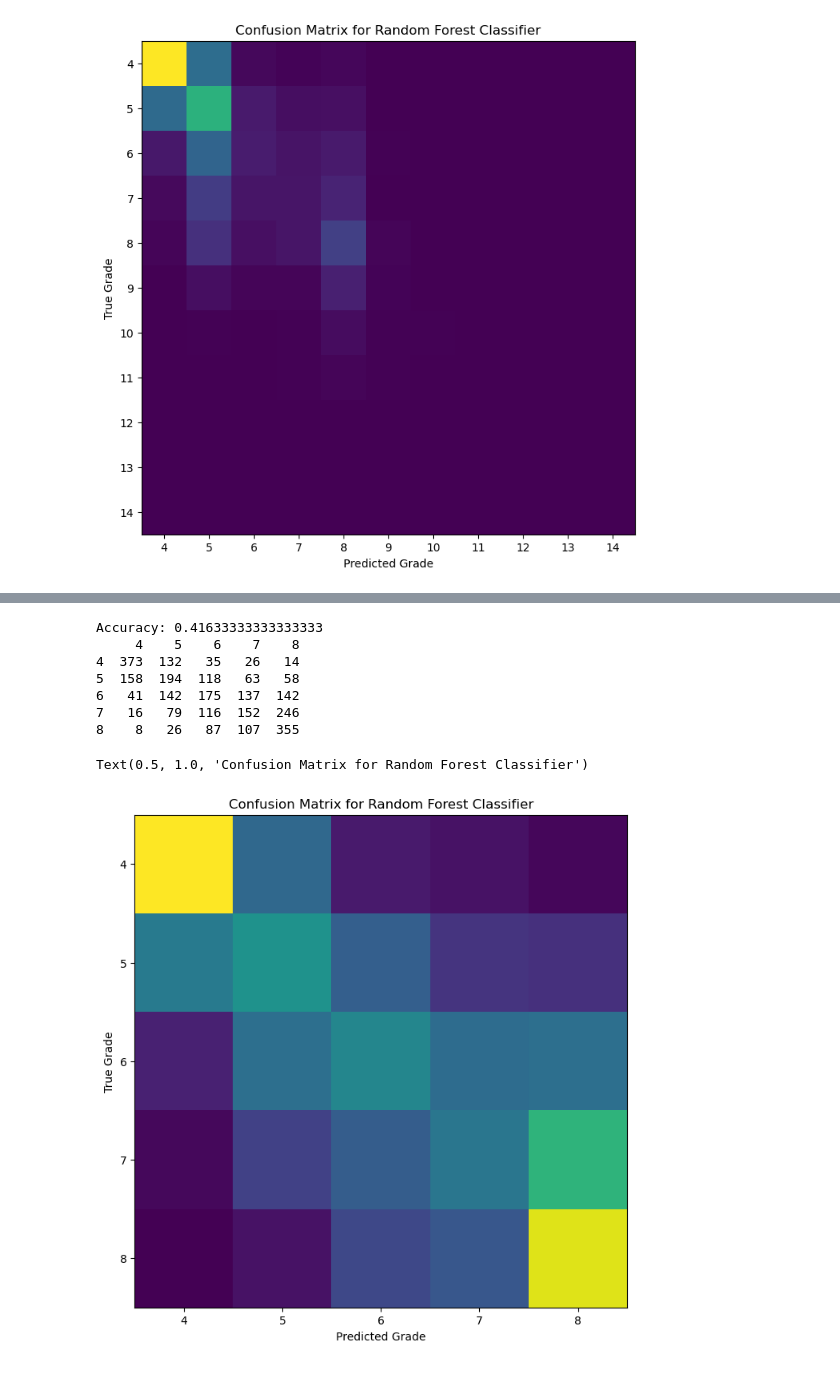
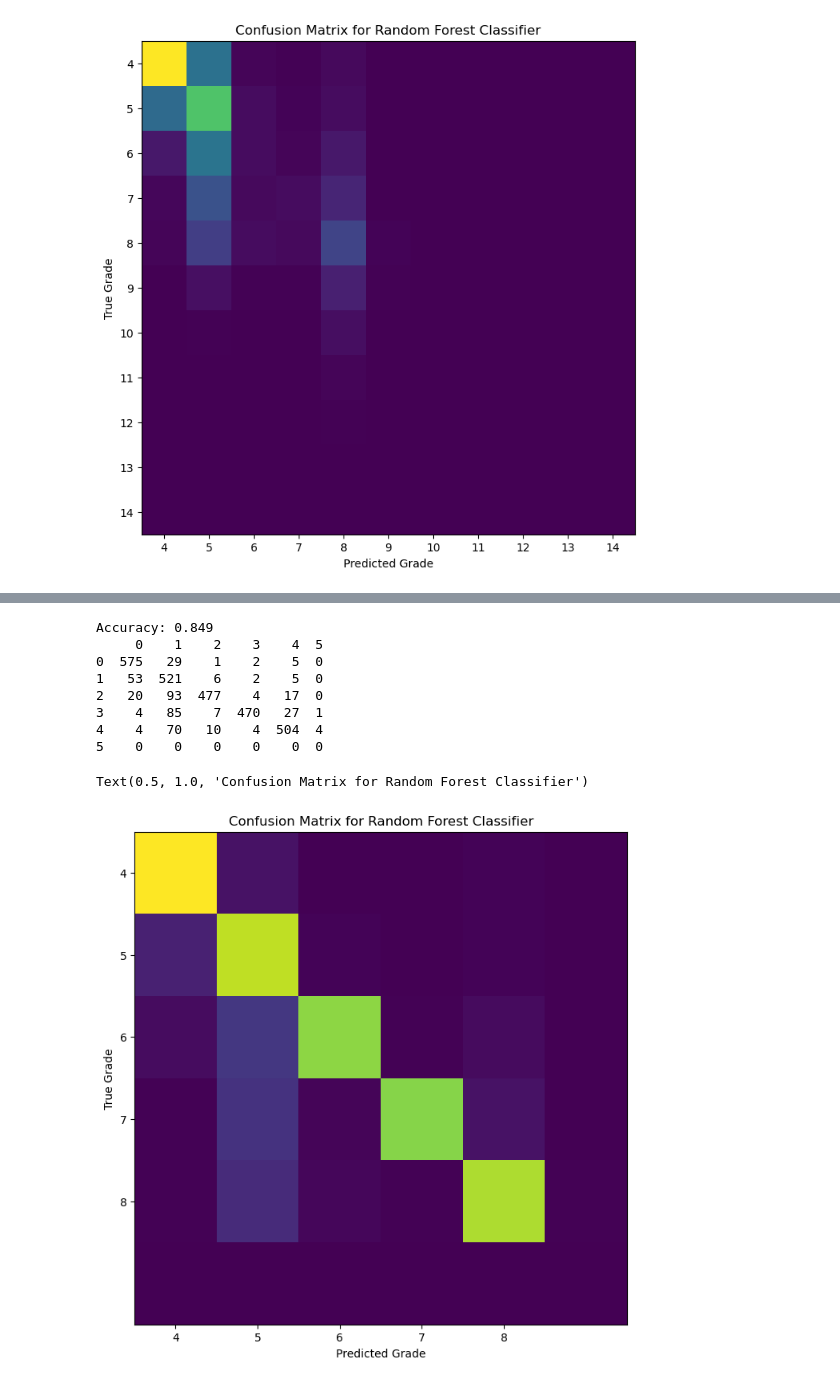
Before and after one commit to dylanwells37/HuecoClassification, a Jupyter notebook: classifiers/RandomForest.ipynb, the cells around one changed output, grey strips where cells are left out. Drawn from its saved outputs; the diff is of its cells as text; code cells hidden in the pictures.

```diff
--- a/classifiers/RandomForest.ipynb
+++ b/classifiers/RandomForest.ipynb
@@ -42,0 +13,19 @@ Name: grade, dtype: int64    0_4  0_5  0_8  0_9  0_10  0_11  0_12  0_13  0_14  0
+# %%
+cwd = Path.cwd()
+def loadData(cutoff, sample_size=-1, random_state=0):
+    # Load data
+    moondf = pickle.load(open(cwd / '..' / 'raw_data' / 'moonGen_scrape_2016_with_labels', 'rb'))
+    #print(moondf.head())
+    usedf = moondf[moondf['grade'] < cutoff]
+    usedf = moondf.drop(["is_benchmark", "repeats"], axis=1)
+    if sample_size > 0:
+        newdf = pd.DataFrame()
+        for i in range(4, cutoff):
+            newdf = newdf.append(usedf[usedf['grade'] == i].sample(3000))
+        usedf = newdf
+    # shuffle data
+    usedf = usedf.sample(frac=1, random_state=random_state).reset_index(drop=True)
+    #print(usedf.tail())
+    X = usedf.drop(['grade'], axis=1).values
+    y = usedf['grade'].values
+    return X, y
@@ -43,7 +64,8 @@ Name: grade, dtype: int64    0_4  0_5  0_8  0_9  0_10  0_11  0_12  0_13  0_14  0
 # %%
+X, y = loadData(15)
 X_train, X_test, y_train, y_test = train_test_split(X, y, test_size=0.20)
 
-clf = RandomForestClassifier(n_estimators=500, max_depth=1000, random_state=42)
+clf = RandomForestClassifier(n_estimators=500, max_depth=30, random_state=42)
 
 clf.fit(X_train, y_train)
 
@@ -83,40 +105,34 @@ plt.imshow(importance_map.T[::-1], cmap='hot', interpolation='none')
 # %%
 # make the usedf have the same amount of each grade 4-8
-newdf = pd.DataFrame()
-for i in range(4, 9):
-    newdf = newdf.append(usedf[usedf['grade'] == i].sample(3000))
+X_eq, y_eq = loadData(9, 3000)
+X_train_eq, X_test_eq, y_train_eq, y_test_eq = train_test_split(X_eq, y_eq, test_size=0.20, random_state=42)
 
+clfeq = RandomForestClassifier(n_estimators=500, max_depth=30, random_state=42)
 
-X = newdf.drop(['grade'], axis=1).values
-y = newdf['grade'].values
+clfeq.fit(X_train_eq, y_train_eq)
 
-X_train, X_test, y_train, y_test = train_test_split(X, y, test_size=0.20)
+y_pred_eq = clf.predict(X_test_eq)
 
-clf = RandomForestClassifier(n_estimators=500, max_depth=100, random_state=42)
+print(f"Accuracy: {sklearn.metrics.accuracy_score(y_test_eq, y_pred_eq)}")
 
-clf.fit(X_train, y_train)
-
-y_pred = clf.predict(X_test)
-
-print(f"Accuracy: {sklearn.metrics.accuracy_score(y_test, y_pred)}")
-
-print(pd.DataFrame(confusion_matrix(y_test, y_pred), index=clf.classes_, columns=clf.classes_))
+print(pd.DataFrame(confusion_matrix(y_test_eq, y_pred_eq)))
 # %% [output]
-Accuracy: 0.41633333333333333
-     4    5    6    7    8
-4  373  132   35   26   14
-5  158  194  118   63   58
-6   41  142  175  137  142
-7   16   79  116  152  246
-8    8   26   87  107  355
+Accuracy: 0.849
+     0    1    2    3    4  5
+0  575   29    1    2    5  0
+1   53  521    6    2    5  0
+2   20   93  477    4   17  0
+3    4   85    7  470   27  1
+4    4   70   10    4  504  4
+5    0    0    0    0    0  0
 # %%
 fig = plt.figure(figsize=(8, 8))
-plt.imshow(confusion_matrix(y_test, y_pred))
+plt.imshow(confusion_matrix(y_test_eq, y_pred_eq))
 plt.xticks(np.arange(5), np.arange(4, 9))
 plt.yticks(np.arange(5), np.arange(4, 9))
 plt.xlabel('Predicted Grade')
 plt.ylabel('True Grade')
 plt.title('Confusion Matrix for Random Forest Classifier')
 # %% [output]
 Text(0.5, 1.0, 'Confusion Matrix for Random Forest Classifier')
-[figure, old version]
+[figure, new version]
```
Also changed, not shown: parts of 7 cells of this notebook, 6 other files.
